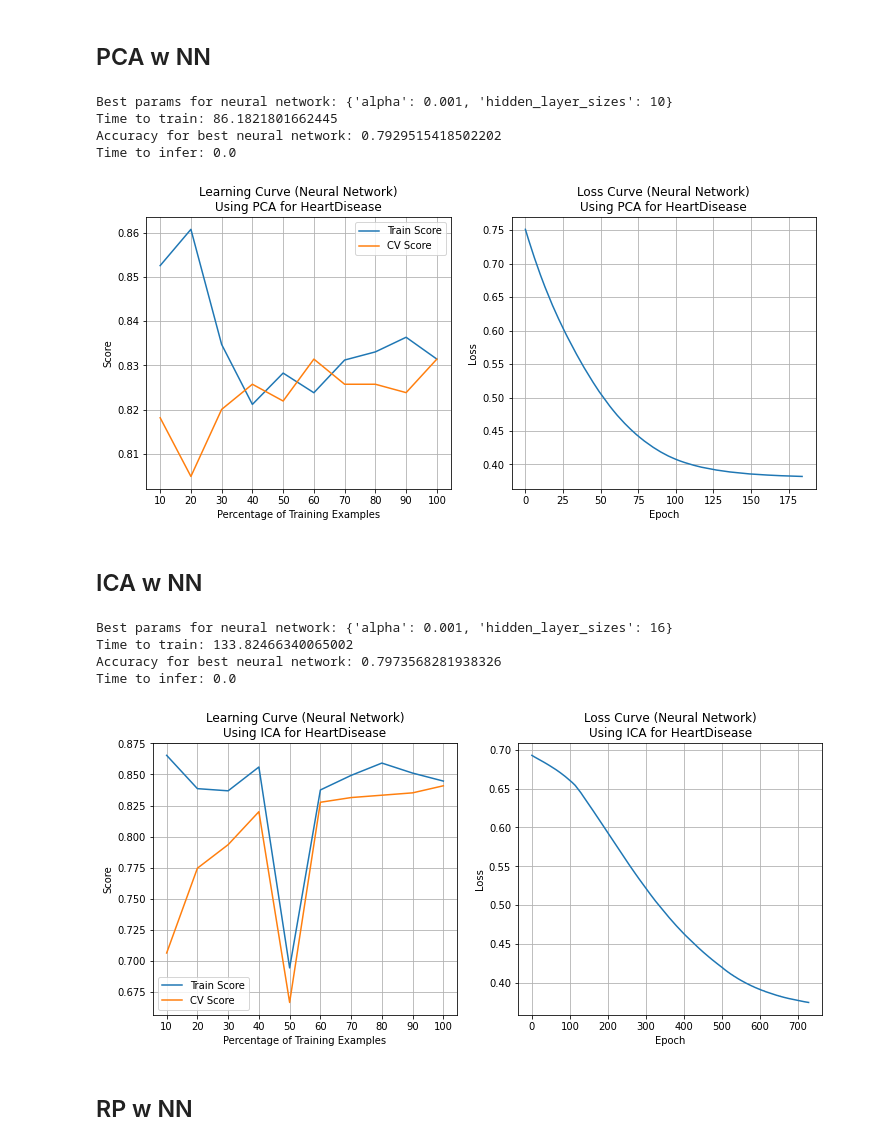
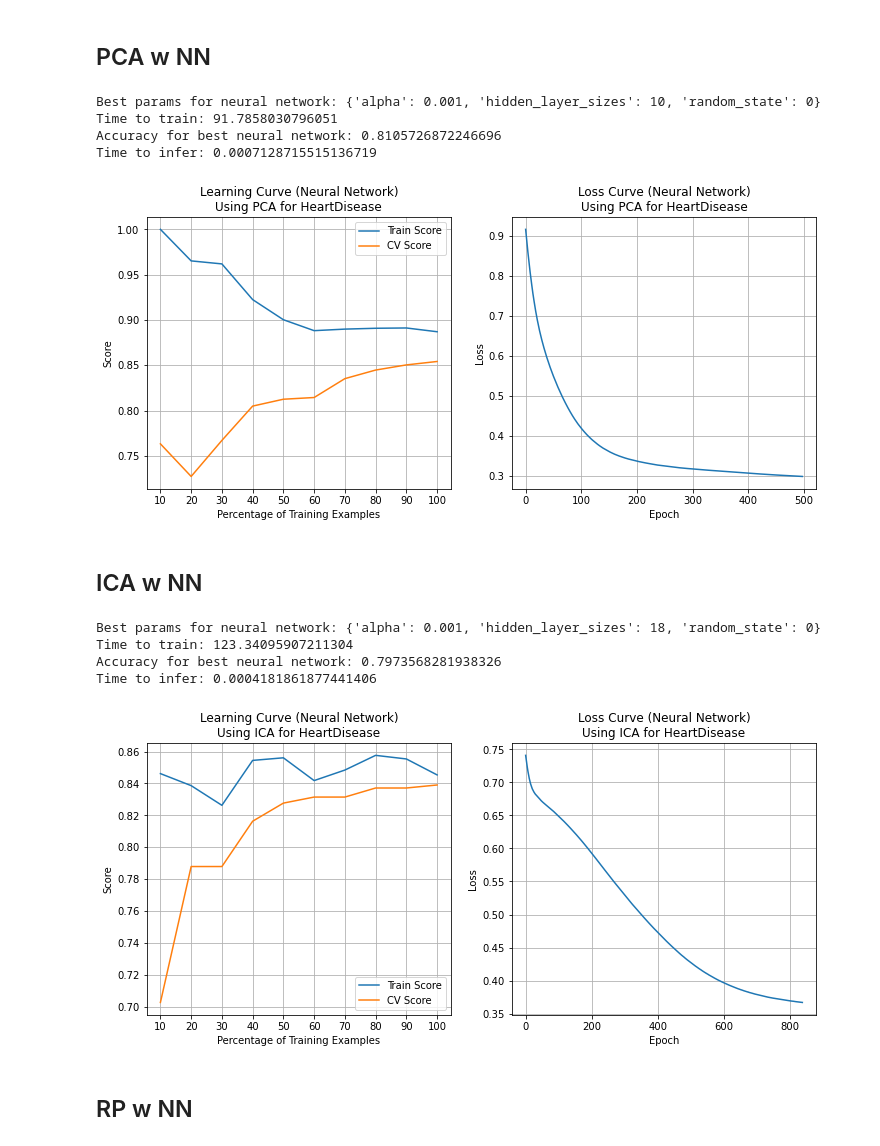
Before and after one commit to ereppond/CS7641-UnsupervisedLearning, a Jupyter notebook: Assignment3-HeartDisease.ipynb, the cells around one changed output. Drawn from its saved outputs; the diff is of its cells as text; code cells hidden in the pictures.

```diff
--- a/Assignment3-HeartDisease.ipynb
+++ b/Assignment3-HeartDisease.ipynb
@@ -686,18 +416,13 @@ plt.show()
 metrics = []
 param_grid = {
     'alpha'              : np.logspace(-3,3,7),
-    'hidden_layer_sizes' : np.arange(2,25,2)
+    'hidden_layer_sizes' : np.arange(2,25,2),
+    'random_state'       : [0]
 }
 ls = np.linspace(0.1,1.0,10)
 # %%
 orig_nn_gs, train_time, pred_time, acc = nn_gs(param_grid, X_train, y_train, X_test, y_test, nn_classifier)
-metrics.append({
-    'Model'      : 'Original',
-    'Train Time' : train_time,
-    'Pred Time'  : pred_time,
-    'Accuracy'   : acc
-})
-
+start = time.time()
 orig_nn = MLPClassifier(
     random_state       = 0,
     max_iter           = 2000,
@@ -705,5 +430,12 @@ orig_nn = MLPClassifier(
     alpha              = orig_nn_gs.best_params_['alpha']
 )
 orig_nn.fit(X_train, y_train)
-plot_learning_loss_curves(ls, orig_nn, X_train, y_train, 'Original Dataset', target_col)
+end = time.time()
+metrics.append({
+    'Model'      : 'Original',
+    'Train Time' : end-start,
+    'Pred Time'  : pred_time,
+    'Accuracy'   : acc
+})
+nn_orig = plot_learning_loss_curves(ls, orig_nn, X_train, y_train, 'Original Dataset', target_col)
 # %% [output]
@@ -722,7 +454,7 @@ nn_gs_pca, train_time, pred_time, acc = nn_gs(
     X_PCA_test, y_PCA_test,
     nn_classifier_pca
 )
-metrics.append({'Model':'PCA','Train Time':train_time, 'Pred Time':pred_time, 'Accuracy':acc})
+start = time.time()
 nn_classifier_pca = MLPClassifier(
     random_state       = 0,
     max_iter           = 2000,
@@ -730,39 +462,42 @@ nn_classifier_pca = MLPClassifier(
     alpha              = nn_gs_pca.best_params_['alpha']
 )
 nn_classifier_pca.fit(X_PCA_train, y_PCA_train)
-plot_learning_loss_curves(ls, nn_classifier_pca, X_PCA_train, y_PCA_train, 'PCA', target_col)
+end = time.time()
+metrics.append({'Model':'PCA','Train Time':end-start, 'Pred Time':pred_time, 'Accuracy':acc})
+nn_pca = plot_learning_loss_curves(ls, nn_classifier_pca, X_PCA_train, y_PCA_train, 'PCA', target_col)
 # %% [output]
-Best params for neural network: {'alpha': 0.001, 'hidden_layer_sizes': 10}
-Time to train: 86.1821801662445
-Accuracy for best neural network: 0.7929515418502202
-Time to infer: 0.0
+Best params for neural network: {'alpha': 0.001, 'hidden_layer_sizes': 10, 'random_state': 0}
+Time to train: 91.7858030796051
+Accuracy for best neural network: 0.8105726872246696
+Time to infer: 0.0007128715515136719
-[figure, old version]
+[figure, new version]
 # %% [markdown]
 ## ICA w NN
 # %%
 nn_classifier_ica = MLPClassifier(random_state=0, max_iter=2000)
 nn_gs_ica, train_time, pred_time, acc = nn_gs(
     param_grid,
     X_ICA_train, y_ICA_train,
     X_ICA_test, y_ICA_test,
     nn_classifier_ica
 )
-metrics.append({'Model':'ICA','Train Time':train_time, 'Pred Time':pred_time, 'Accuracy':acc})
-
+start = time.time()
 nn_classifier_ica = MLPClassifier(
     random_state       = 0,
     max_iter           = 2000,
     hidden_layer_sizes = nn_gs_ica.best_params_['hidden_layer_sizes'],
     alpha              = nn_gs_ica.best_params_['alpha']
 )
 nn_classifier_ica.fit(X_ICA_train, y_ICA_train)
-plot_learning_loss_curves(ls, nn_classifier_ica, X_ICA_train, y_ICA_train, 'ICA', target_col)
+end = time.time()
+metrics.append({'Model':'ICA','Train Time':end-start, 'Pred Time':pred_time, 'Accuracy':acc})
+nn_ica = plot_learning_loss_curves(ls, nn_classifier_ica, X_ICA_train, y_ICA_train, 'ICA', target_col)
 # %% [output]
-Best params for neural network: {'alpha': 0.001, 'hidden_layer_sizes': 16}
-Time to train: 133.82466340065002
+Best params for neural network: {'alpha': 0.001, 'hidden_layer_sizes': 18, 'random_state': 0}
+Time to train: 123.34095907211304
 Accuracy for best neural network: 0.7973568281938326
-Time to infer: 0.0
+Time to infer: 0.0004181861877441406
-[figure, old version]
+[figure, new version]
 # %% [markdown]
 ## RP w NN
 # %%
```
Also changed, not shown: parts of 43 cells of this notebook, 2 other files.
